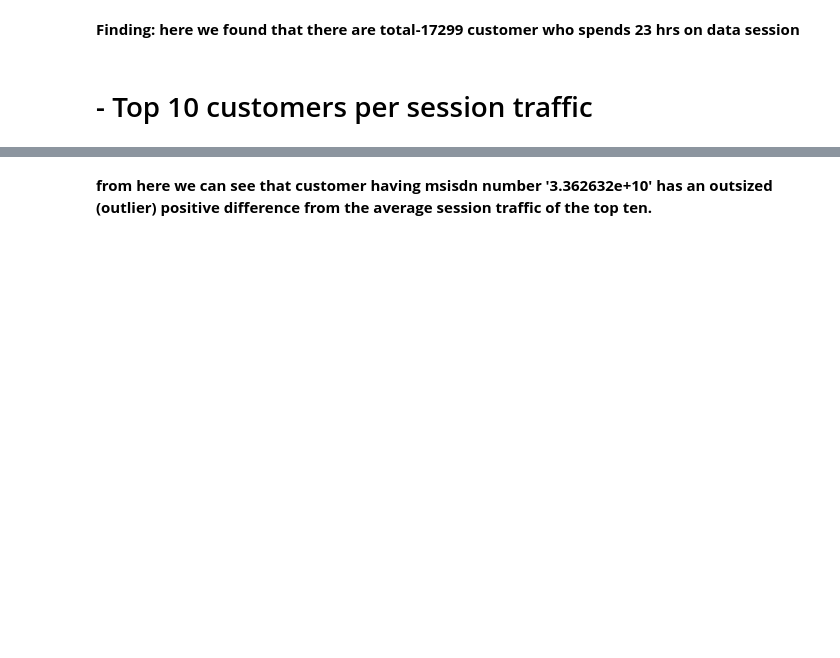
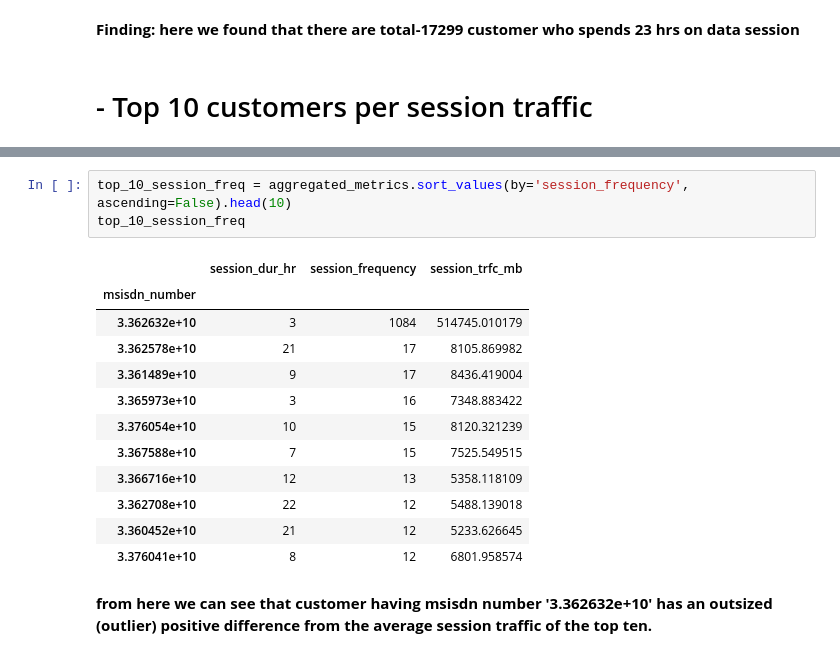
Before and after one commit to Arjunssolanki/Project-5-Telecommunication-Industry, a Jupyter notebook: Project Notebook/project-5-task2-User Engagement analysis.ipynb, the cells around one changed output, grey strips where cells are left out. Cells and saved outputs as stored; diff of their text form; blank space fills up the shorter version.

```diff
--- a/Project Notebook/project-5-task2-User Engagement analysis.ipynb
+++ b/Project Notebook/project-5-task2-User Engagement analysis.ipynb
@@ -258,3 +263,19 @@ top_10_session_trfc_mb
+# %%
+top_10_session_freq = aggregated_metrics.sort_values(by='session_frequency', ascending=False).head(10)
+top_10_session_freq
+# %% [output]
+|  | session_dur_hr | session_frequency | session_trfc_mb |
+| msisdn_number |  |  |  |
+| 3.362632e+10 | 3 | 1084 | 514745.010179 |
+| 3.362578e+10 | 21 | 17 | 8105.869982 |
+| 3.361489e+10 | 9 | 17 | 8436.419004 |
+| 3.365973e+10 | 3 | 16 | 7348.883422 |
+| 3.376054e+10 | 10 | 15 | 8120.321239 |
+| 3.367588e+10 | 7 | 15 | 7525.549515 |
+| 3.366716e+10 | 12 | 13 | 5358.118109 |
+| 3.362708e+10 | 22 | 12 | 5488.139018 |
+| 3.360452e+10 | 21 | 12 | 5233.626645 |
+| 3.376041e+10 | 8 | 12 | 6801.958574 |
 # %% [markdown]
 **from  here we can see that customer having msisdn number '3.362632e+10' has an outsized (outlier) positive difference from the average session traffic of the top ten.**
 # %%
```
Also changed, not shown: parts of 11 cells of this notebook, 21 other files.
